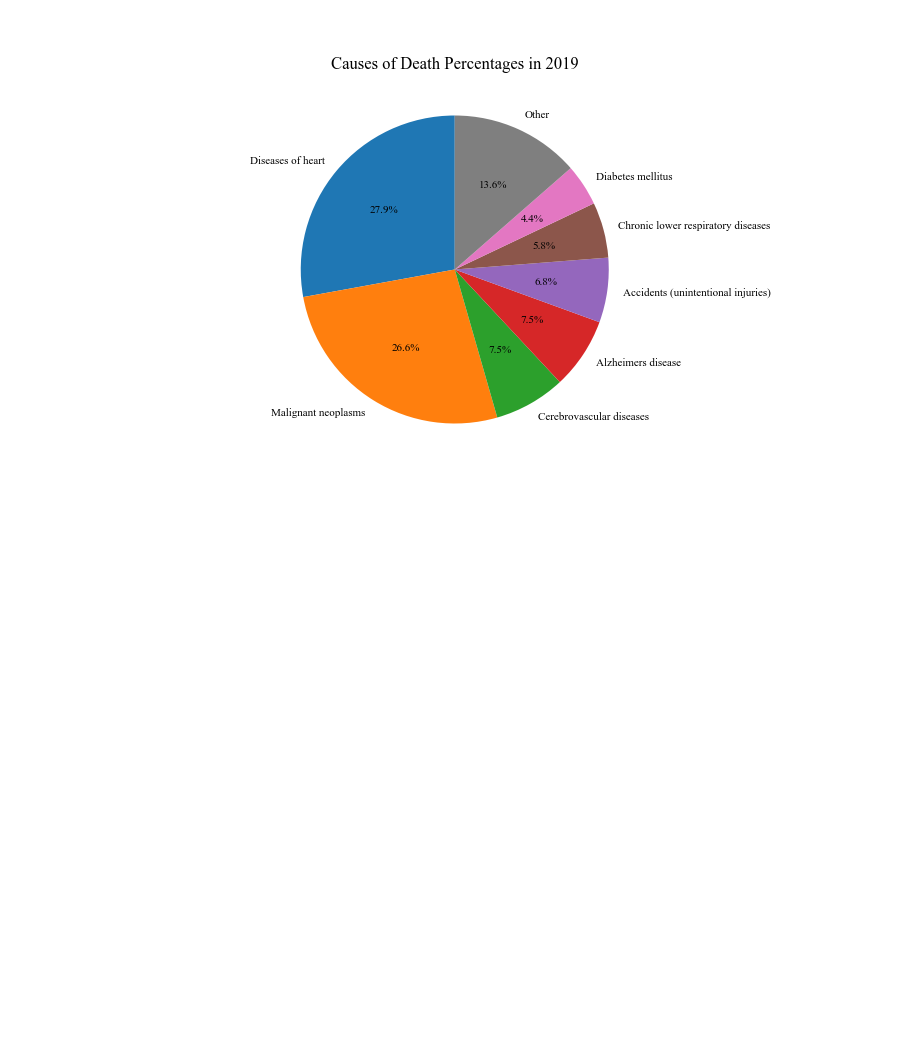
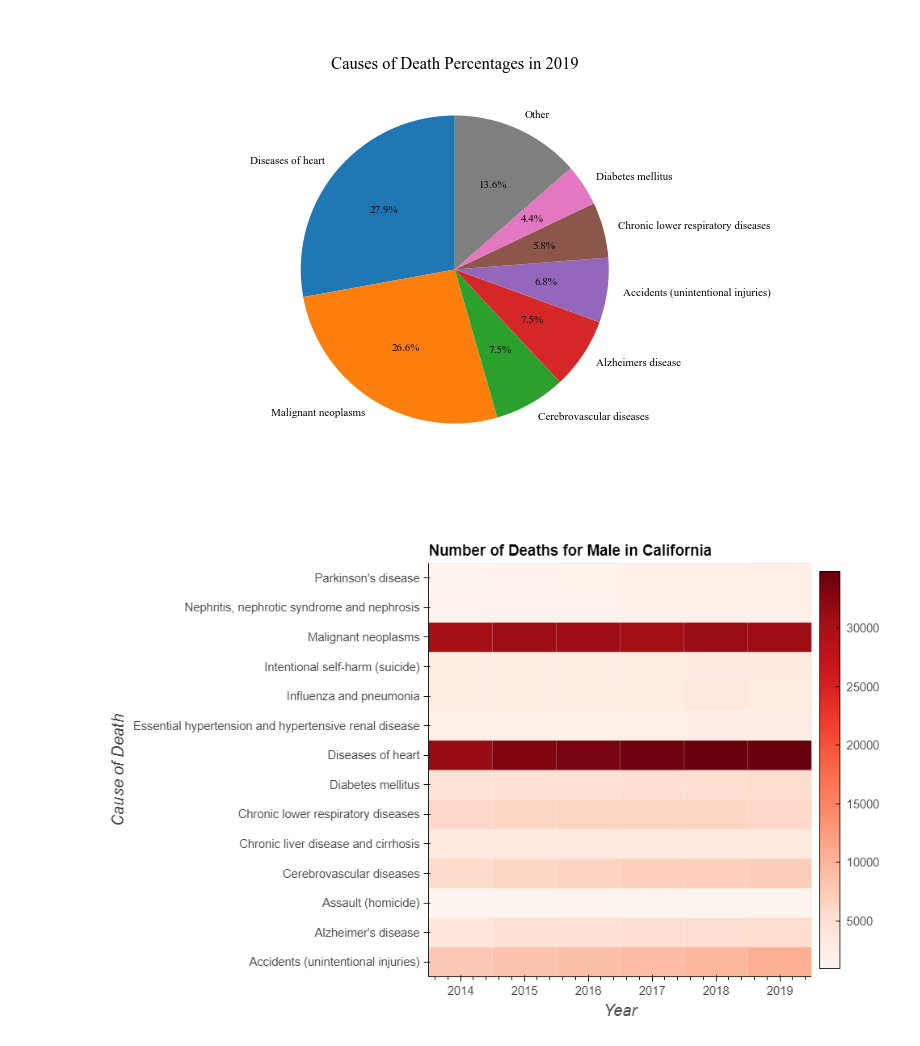
Before and after one commit to jasoonn/Analysis-of-California-Deaths, a Jupyter notebook: visualizations.ipynb, the cells around one changed output. Cells and saved outputs as stored; diff of their text form; code cells hidden in the pictures; blank space fills up the shorter version.

```diff
--- a/visualizations.ipynb
+++ b/visualizations.ipynb
@@ -57,3 +57,7 @@ Image("visualization/causeOfDeaths/_ALZ_HYP_HTD.png")
 Image("visualization/causeOfDeaths/total_death_percentage_pie.png")
 # %% [output]
 [figure]
+# %%
+Image("visualization/gender/Number of Deaths for Male in California.PNG")
+# %% [output]
+[figure, added]
```
Also changed, not shown: parts of 2 cells of this notebook.
